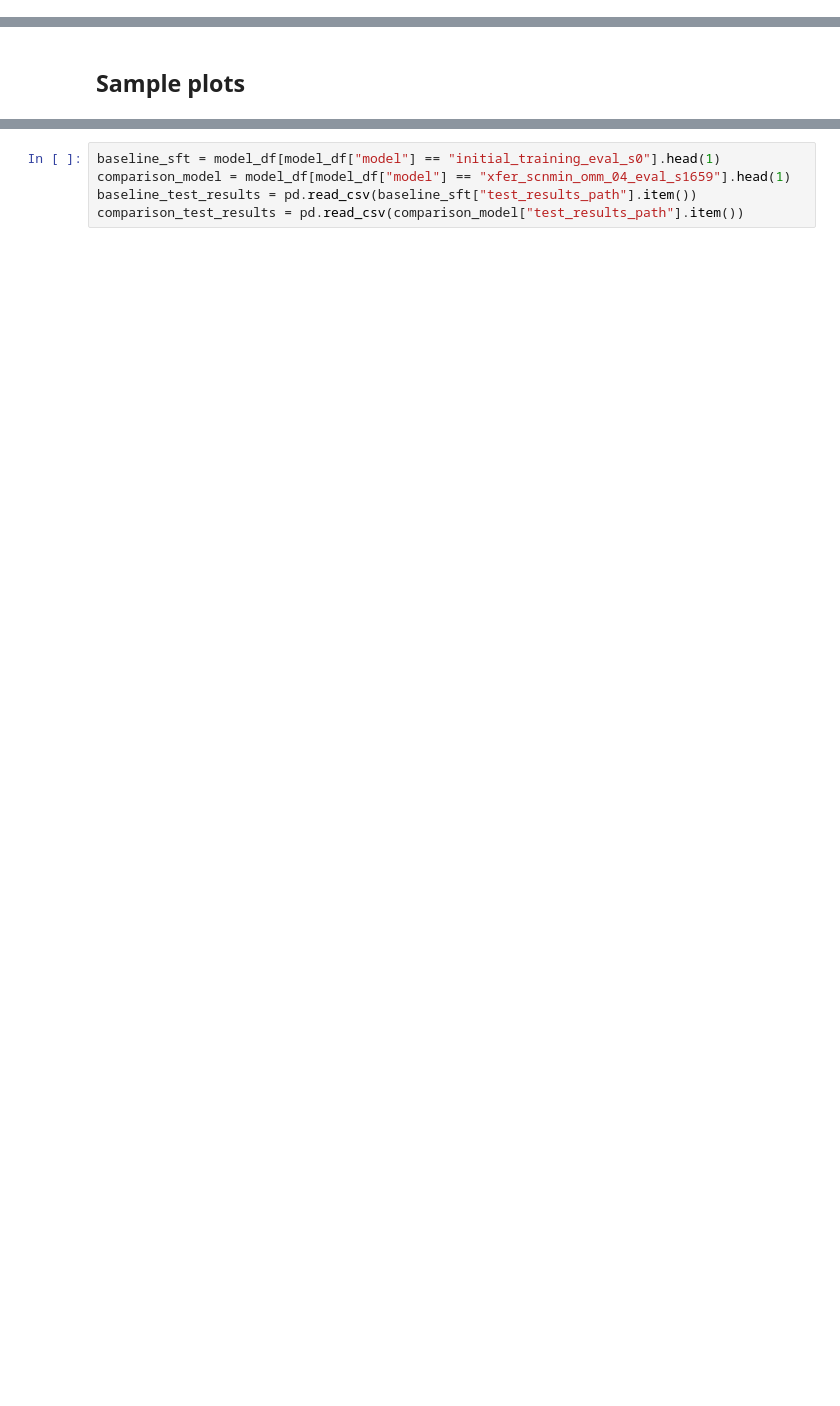
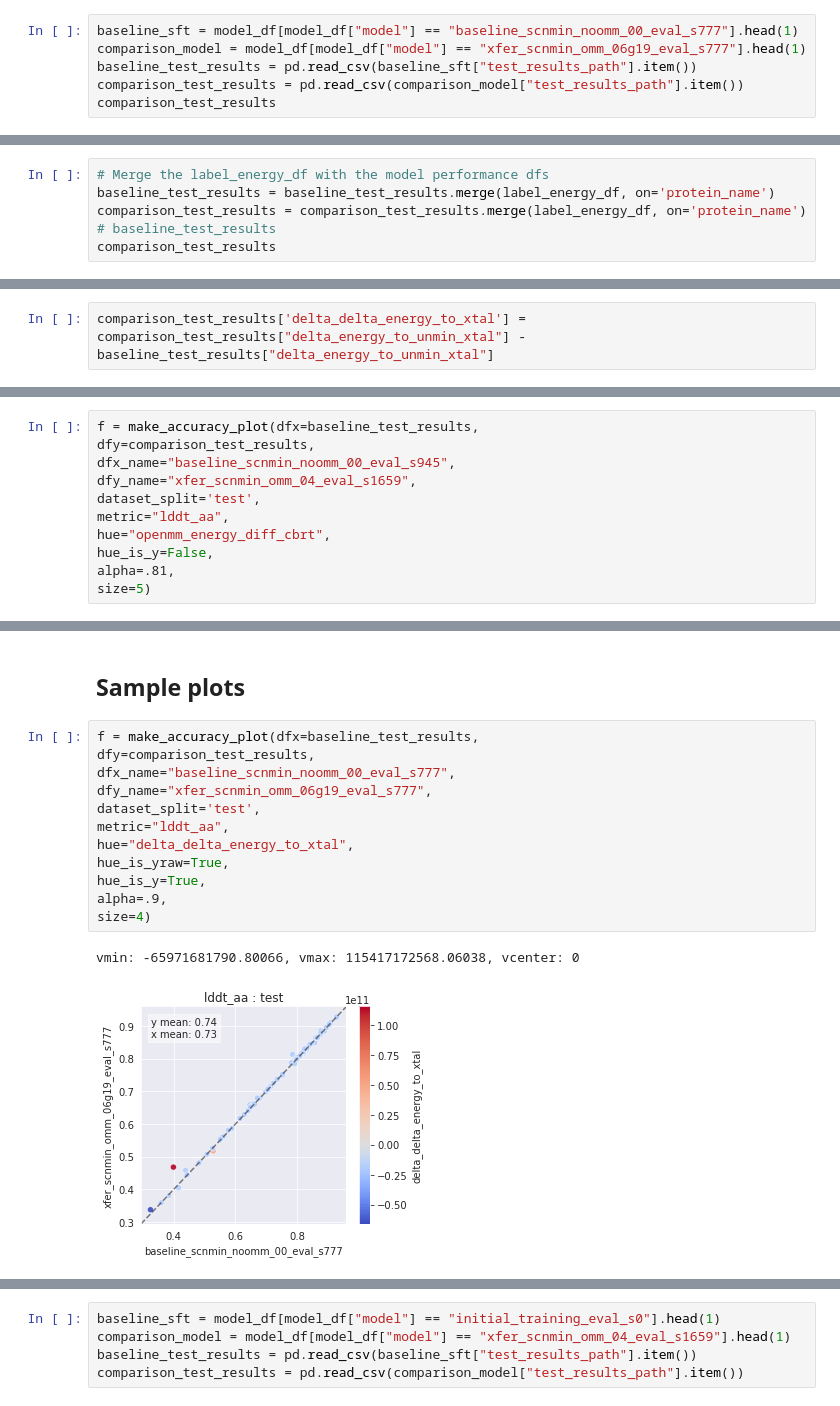
Before and after one commit to jonathanking/openfold, a Jupyter notebook: jk_research/evaluations/230420/230424_plots.ipynb, the cells around one changed output, grey strips where cells are left out. Cells and saved outputs as stored; diff of their text form; blank space fills up the shorter version.

```diff
--- a/jk_research/evaluations/230420/230424_plots.ipynb
+++ b/jk_research/evaluations/230420/230424_plots.ipynb
@@ -58,0 +126,6 @@ model_df
+# %%
+baseline_sft = model_df[model_df["model"] == "baseline_scnmin_noomm_00_eval_s777"].head(1)
+comparison_model = model_df[model_df["model"] == "xfer_scnmin_omm_06g19_eval_s777"].head(1)
+baseline_test_results = pd.read_csv(baseline_sft["test_results_path"].item())
+comparison_test_results = pd.read_csv(comparison_model["test_results_path"].item())
+comparison_test_results
@@ -58,0 +146,6 @@ model_df
+# %%
+# Merge the label_energy_df with the model performance dfs
+baseline_test_results = baseline_test_results.merge(label_energy_df, on='protein_name')
+comparison_test_results = comparison_test_results.merge(label_energy_df, on='protein_name')
+# baseline_test_results
+comparison_test_results
@@ -58,0 +232,2 @@ model_df
+# %%
+comparison_test_results['delta_delta_energy_to_xtal'] = comparison_test_results["delta_energy_to_unmin_xtal"] - baseline_test_results["delta_energy_to_unmin_xtal"]
@@ -69,0 +276,11 @@ model_df
+# %%
+f = make_accuracy_plot(dfx=baseline_test_results,
+dfy=comparison_test_results,
+dfx_name="baseline_scnmin_noomm_00_eval_s945",
+dfy_name="xfer_scnmin_omm_04_eval_s1659",
+dataset_split='test',
+metric="lddt_aa",
+hue="openmm_energy_diff_cbrt",
+hue_is_y=False,
+alpha=.81,
+size=5)
@@ -192,3 +434,18 @@ def make_accuracy_plot(dfx,
     return ax
 # %% [markdown]
 ## Sample plots
+# %%
+f = make_accuracy_plot(dfx=baseline_test_results,
+dfy=comparison_test_results,
+dfx_name="baseline_scnmin_noomm_00_eval_s777",
+dfy_name="xfer_scnmin_omm_06g19_eval_s777",
+dataset_split='test',
+metric="lddt_aa",
+hue="delta_delta_energy_to_xtal",
+hue_is_yraw=True,
+hue_is_y=True,
+alpha=.9,
+size=4)
+# %% [output]
+vmin: -65971681790.80066, vmax: 115417172568.06038, vcenter: 0
+[figure, added]
```
Also changed, not shown: parts of 31 cells of this notebook, 13 other files.
